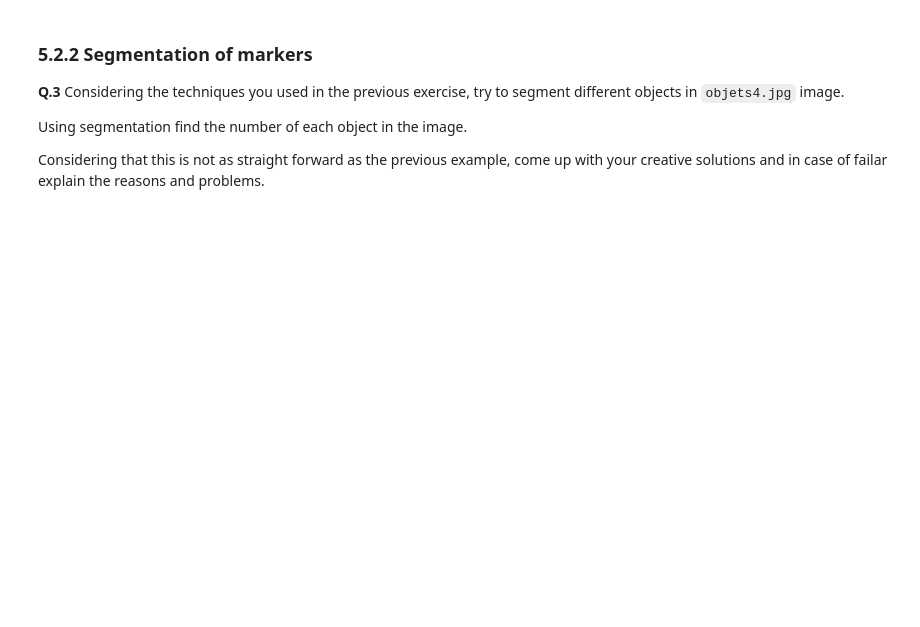
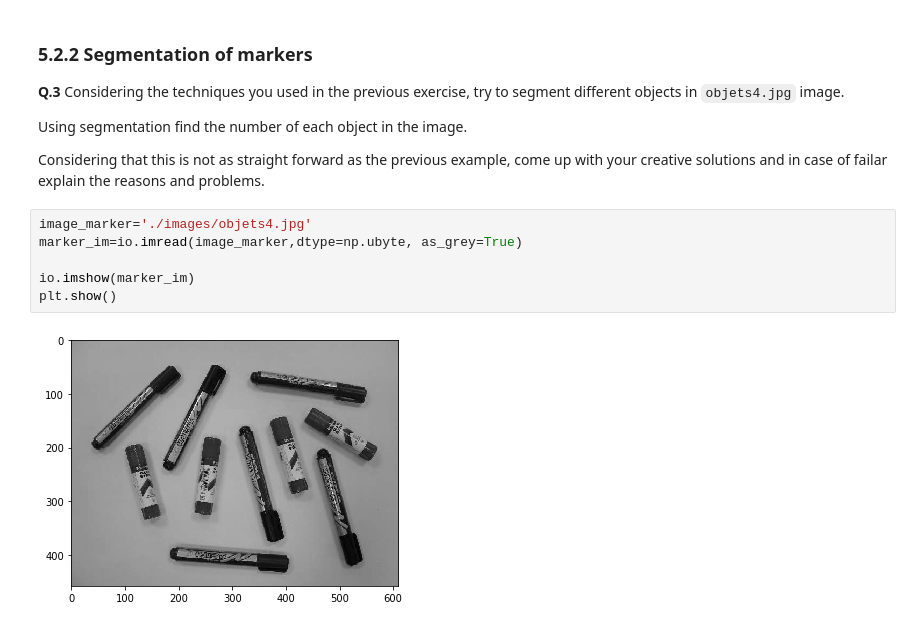
Before and after one commit to lavsen25/B31XB-IIP-TP-1718, a Jupyter notebook: 5-morpho-segmentation/5-morpho-segmentation.ipynb, the cells around one changed output. Drawn from its saved outputs; the diff is of its cells as text; blank space fills up the shorter version.

```diff
--- a/5-morpho-segmentation/5-morpho-segmentation.ipynb
+++ b/5-morpho-segmentation/5-morpho-segmentation.ipynb
@@ -169,3 +189,11 @@ for idx_region, region in enumerate (regions)
 Using segmentation find the number of each object in the image.
 
 Considering that this is not as straight forward as the previous example, come up with your creative solutions and in case of failar explain the reasons and problems.
+# %%
+image_marker='./images/objets4.jpg'
+marker_im=io.imread(image_marker,dtype=np.ubyte, as_grey=True)
+
+io.imshow(marker_im)
+plt.show()
+# %% [output]
+[figure, added]
```
Also changed, not shown: parts of 9 cells of this notebook.
